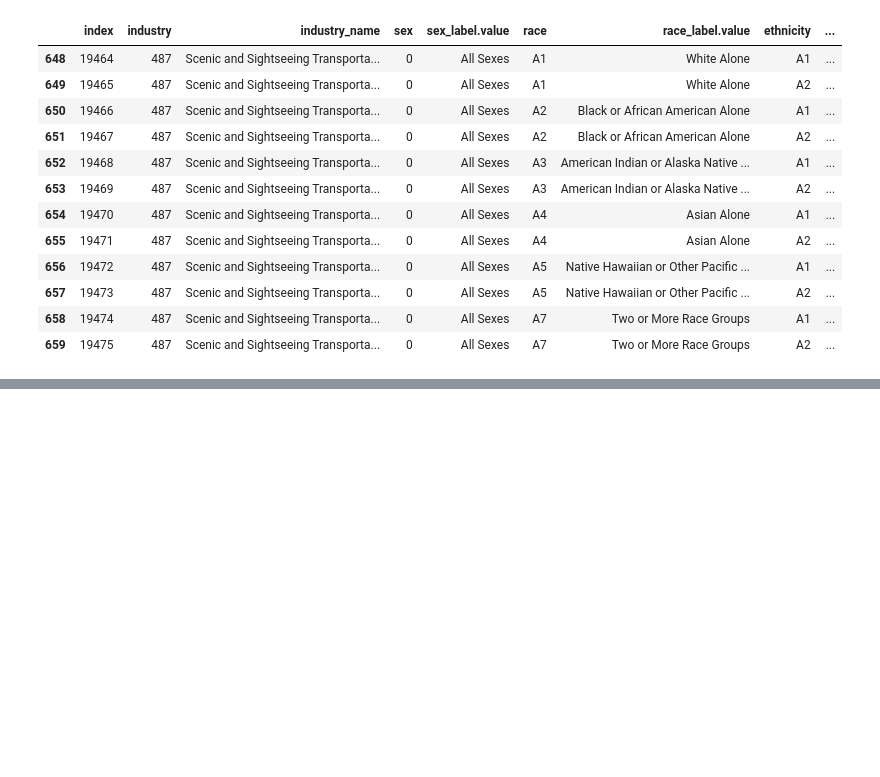
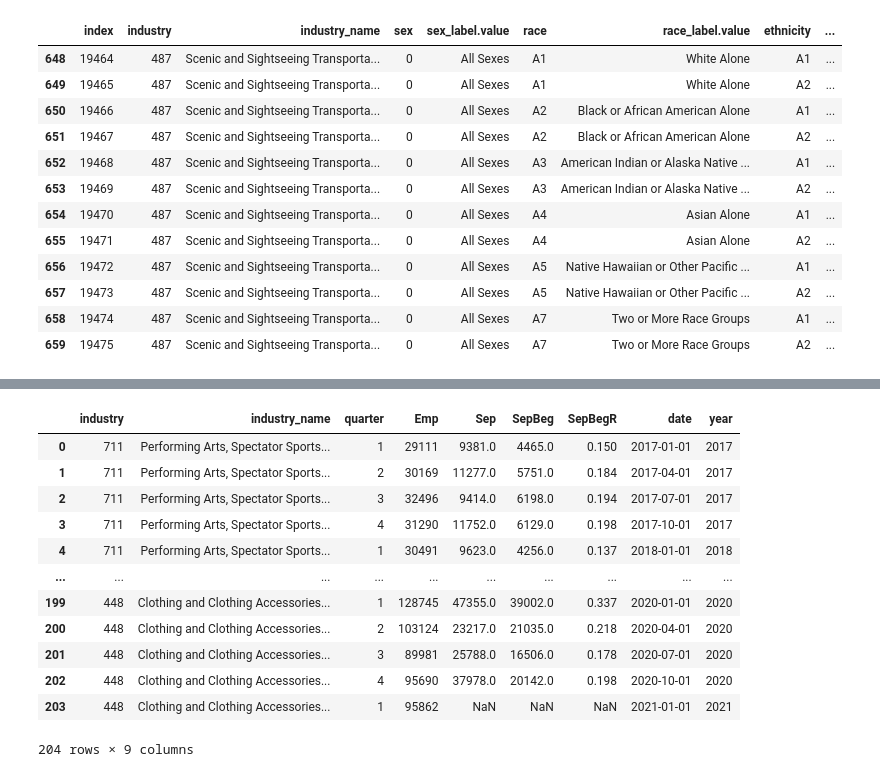
Before and after one commit to capstone-job-market-analysis/job-market-analysis, a Jupyter notebook: jeff_explore.ipynb, the cells around one changed output, grey strips where cells are left out. Cells and saved outputs as stored; diff of their text form; code cells hidden in the pictures; blank space fills up the shorter version.

```diff
--- a/jeff_explore.ipynb
+++ b/jeff_explore.ipynb
@@ -1490,0 +1533,17 @@ mf_comp.to_csv('gender_agg.csv')
+# %%
+test = select_industries(census_light, negatively_affected_industries)
+test
+# %% [output]
+|  | industry | industry_name | quarter | Emp | Sep | SepBeg | SepBegR | date | year |
+| 0 | 711 | Performing Arts, Spectator Sports... | 1 | 29111 | 9381.0 | 4465.0 | 0.150 | 2017-01-01 | 2017 |
+| 1 | 711 | Performing Arts, Spectator Sports... | 2 | 30169 | 11277.0 | 5751.0 | 0.184 | 2017-04-01 | 2017 |
+| 2 | 711 | Performing Arts, Spectator Sports... | 3 | 32496 | 9414.0 | 6198.0 | 0.194 | 2017-07-01 | 2017 |
+| 3 | 711 | Performing Arts, Spectator Sports... | 4 | 31290 | 11752.0 | 6129.0 | 0.198 | 2017-10-01 | 2017 |
+| 4 | 711 | Performing Arts, Spectator Sports... | 1 | 30491 | 9623.0 | 4256.0 | 0.137 | 2018-01-01 | 2018 |
+| ... | ... | ... | ... | ... | ... | ... | ... | ... | ... |
+| 199 | 448 | Clothing and Clothing Accessories... | 1 | 128745 | 47355.0 | 39002.0 | 0.337 | 2020-01-01 | 2020 |
+| 200 | 448 | Clothing and Clothing Accessories... | 2 | 103124 | 23217.0 | 21035.0 | 0.218 | 2020-04-01 | 2020 |
+| 201 | 448 | Clothing and Clothing Accessories... | 3 | 89981 | 25788.0 | 16506.0 | 0.178 | 2020-07-01 | 2020 |
+| 202 | 448 | Clothing and Clothing Accessories... | 4 | 95690 | 37978.0 | 20142.0 | 0.198 | 2020-10-01 | 2020 |
+| 203 | 448 | Clothing and Clothing Accessories... | 1 | 95862 | NaN | NaN | NaN | 2021-01-01 | 2021 |
+204 rows × 9 columns
```
Also changed, not shown: parts of 132 cells of this notebook.
